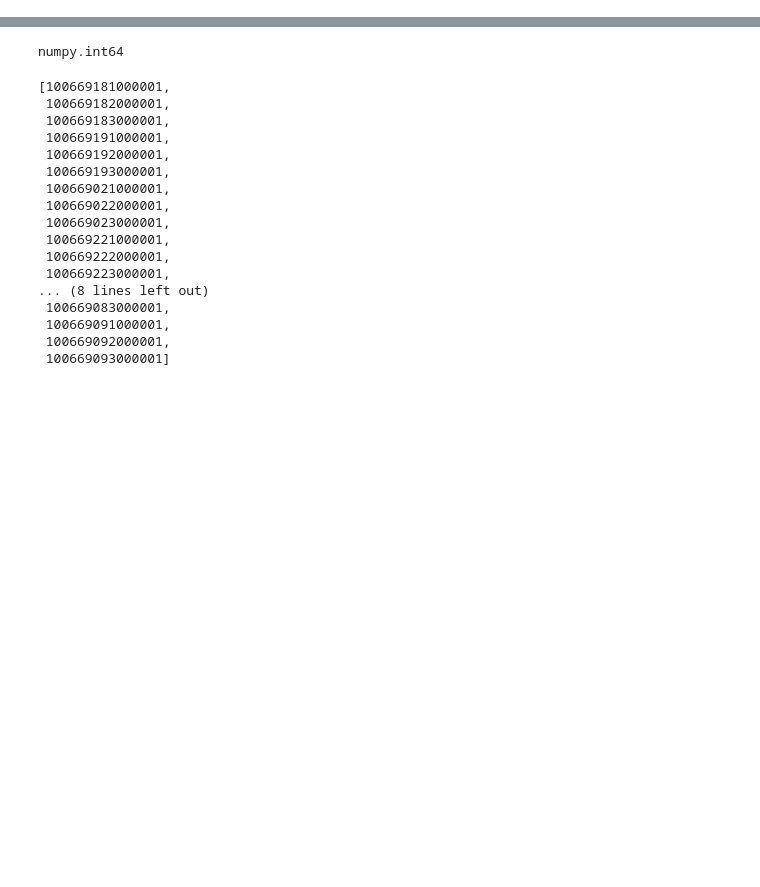
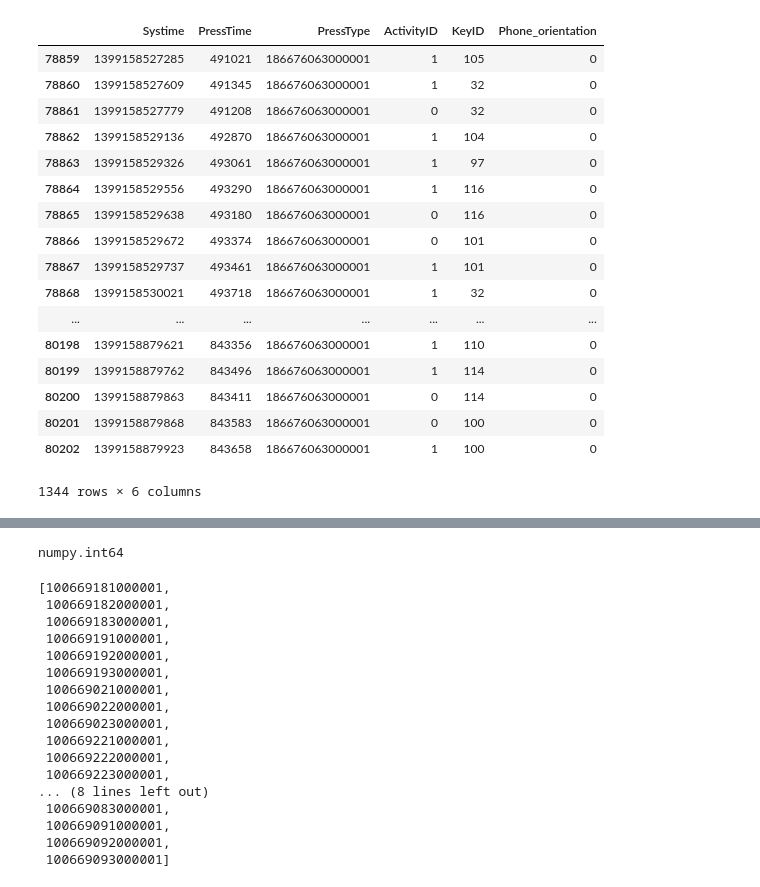
Before and after one commit to thicorfon/AegisModel, a Jupyter notebook: Untitled.ipynb, the cells around one changed output, grey strips where cells are left out. Saved outputs shown, nothing was run; the diff lists cells and outputs as text; code cells hidden in the pictures; blank space fills up the shorter version.

```diff
--- a/Untitled.ipynb
+++ b/Untitled.ipynb
@@ -6,0 +7,2 @@ original = pd.read_csv('./agg_datasets/Accelerometer.csv',index_col = 0)
+# %%
+keyPress = pd.read_csv('../agg_datasets/KeyPressEvent.csv',index_col = 0)
@@ -6,0 +37,21 @@ original = pd.read_csv('./agg_datasets/Accelerometer.csv',index_col = 0)
+# %%
+keyPress[keyPress.PressType == 186676063000001]
+# %% [output]
+|  | Systime | PressTime | PressType | ActivityID | KeyID | Phone_orientation |
+| 78859 | 1399158527285 | 491021 | 186676063000001 | 1 | 105 | 0 |
+| 78860 | 1399158527609 | 491345 | 186676063000001 | 1 | 32 | 0 |
+| 78861 | 1399158527779 | 491208 | 186676063000001 | 0 | 32 | 0 |
+| 78862 | 1399158529136 | 492870 | 186676063000001 | 1 | 104 | 0 |
+| 78863 | 1399158529326 | 493061 | 186676063000001 | 1 | 97 | 0 |
+| 78864 | 1399158529556 | 493290 | 186676063000001 | 1 | 116 | 0 |
+| 78865 | 1399158529638 | 493180 | 186676063000001 | 0 | 116 | 0 |
+| 78866 | 1399158529672 | 493374 | 186676063000001 | 0 | 101 | 0 |
+| 78867 | 1399158529737 | 493461 | 186676063000001 | 1 | 101 | 0 |
+| 78868 | 1399158530021 | 493718 | 186676063000001 | 1 | 32 | 0 |
+| ... | ... | ... | ... | ... | ... | ... |
+| 80198 | 1399158879621 | 843356 | 186676063000001 | 1 | 110 | 0 |
+| 80199 | 1399158879762 | 843496 | 186676063000001 | 1 | 114 | 0 |
+| 80200 | 1399158879863 | 843411 | 186676063000001 | 0 | 114 | 0 |
+| 80201 | 1399158879868 | 843583 | 186676063000001 | 0 | 100 | 0 |
+| 80202 | 1399158879923 | 843658 | 186676063000001 | 1 | 100 | 0 |
+1344 rows × 6 columns
```
Also changed, not shown: parts of 7 cells of this notebook, 2 other files.
